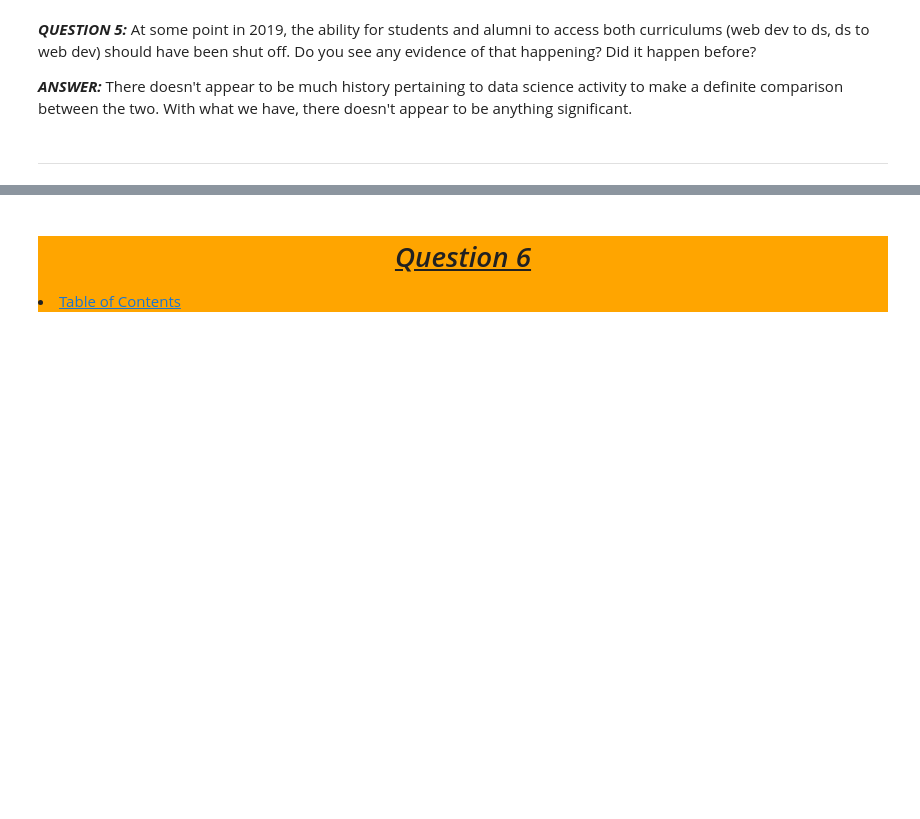
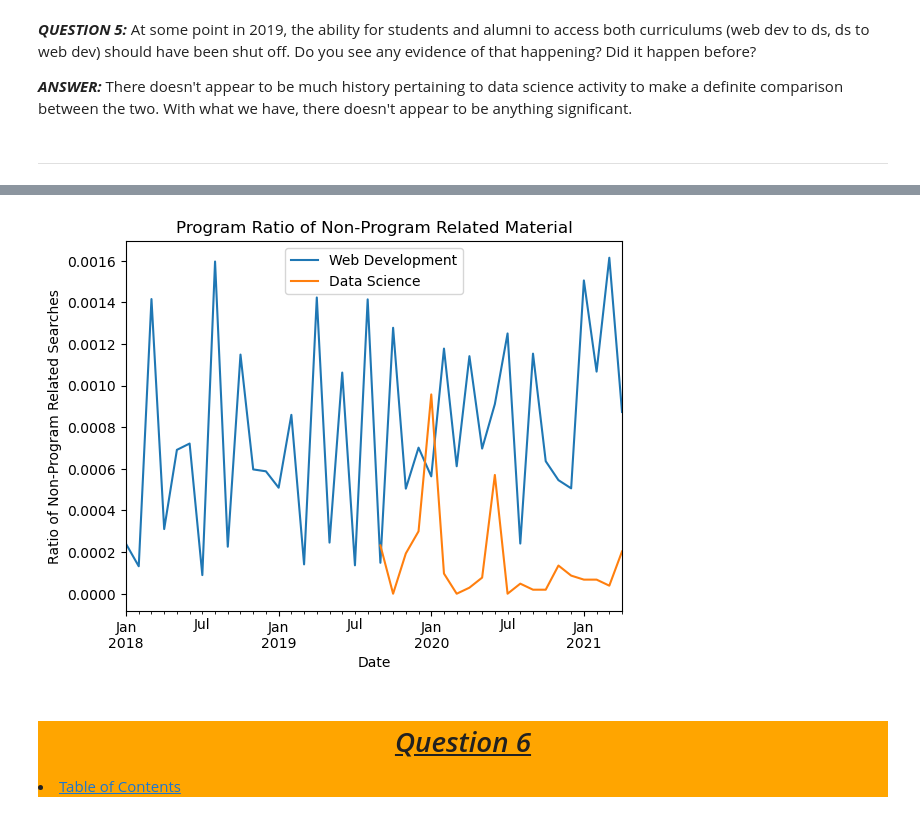
Before and after one commit to Jared-Wood135/anomaly-detection-exercises, a Jupyter notebook: explore.ipynb, the cells around one changed output, grey strips where cells are left out. Drawn from its saved outputs; the diff is of its cells as text; code cells hidden in the pictures; blank space fills up the shorter version.

```diff
--- a/explore.ipynb
+++ b/explore.ipynb
@@ -400,3 +412,14 @@ plt.show()
+# %%
+# Ratio of programs searching other program material
+(curr_logs[(curr_logs.program_name == 'Web Development') & (curr_logs.path.str.contains('data'))].resample('m').path.count() / curr_logs[curr_logs.program_name == 'Web Development'].shape[0]).plot(label='Web Development')
+(curr_logs[(curr_logs.program_name == 'Data Science') & (curr_logs.path.str.contains('java|html|jquery|css'))].resample('m').path.count() / curr_logs[curr_logs.program_name == 'Data Science'].shape[0]).plot(label='Data Science')
+plt.title('Program Ratio of Non-Program Related Material')
+plt.xlabel('Date')
+plt.ylabel('Ratio of Non-Program Related Searches')
+plt.legend()
+plt.show()
+# %% [output]
+[figure, added]
 # %% [markdown]
 <div style='background-color: orange'>
 <a id='q6'></a>
```
Also changed, not shown: parts of 6 cells of this notebook.
